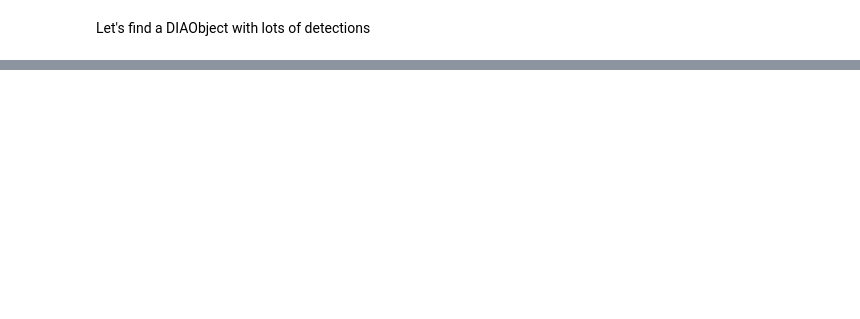
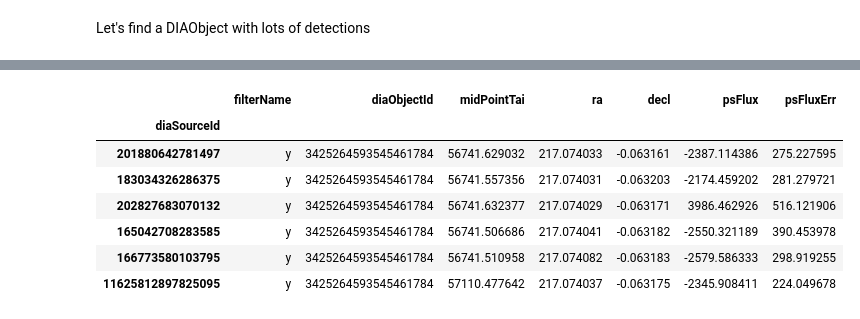
Before and after one commit to lsst-dm/analysis_tools_examples, a Jupyter notebook: timeseries_analysis_demo.ipynb, the cells around one changed output, grey strips where cells are left out. Saved outputs shown, nothing was run; the diff lists cells and outputs as text; code cells hidden in the pictures; blank space fills up the shorter version.

```diff
--- a/timeseries_analysis_demo.ipynb
+++ b/timeseries_analysis_demo.ipynb
@@ -228,0 +296,2 @@ results
+# %%
+testSourceTable = sourceTable.iloc[:1000]
@@ -228,0 +318,13 @@ results
+# %%
+miniTest = testSourceTable.loc[(testSourceTable.diaObjectId == 3425264593545461784) & (testSourceTable.filterName=='y'),:]
+# %%
+miniTest
+# %% [output]
+|  | filterName | diaObjectId | midPointTai | ra | decl | psFlux | psFluxErr |
+| diaSourceId |  |  |  |  |  |  |  |
+| 201880642781497 | y | 3425264593545461784 | 56741.629032 | 217.074033 | -0.063161 | -2387.114386 | 275.227595 |
+| 183034326286375 | y | 3425264593545461784 | 56741.557356 | 217.074031 | -0.063203 | -2174.459202 | 281.279721 |
+| 202827683070132 | y | 3425264593545461784 | 56741.632377 | 217.074029 | -0.063171 | 3986.462926 | 516.121906 |
+| 165042708283585 | y | 3425264593545461784 | 56741.506686 | 217.074041 | -0.063182 | -2550.321189 | 390.453978 |
+| 166773580103795 | y | 3425264593545461784 | 56741.510958 | 217.074082 | -0.063183 | -2579.586333 | 298.919255 |
+| 11625812897825095 | y | 3425264593545461784 | 57110.477642 | 217.074037 | -0.063175 | -2345.908411 | 224.049678 |
```
Also changed, not shown: parts of 24 cells of this notebook.
